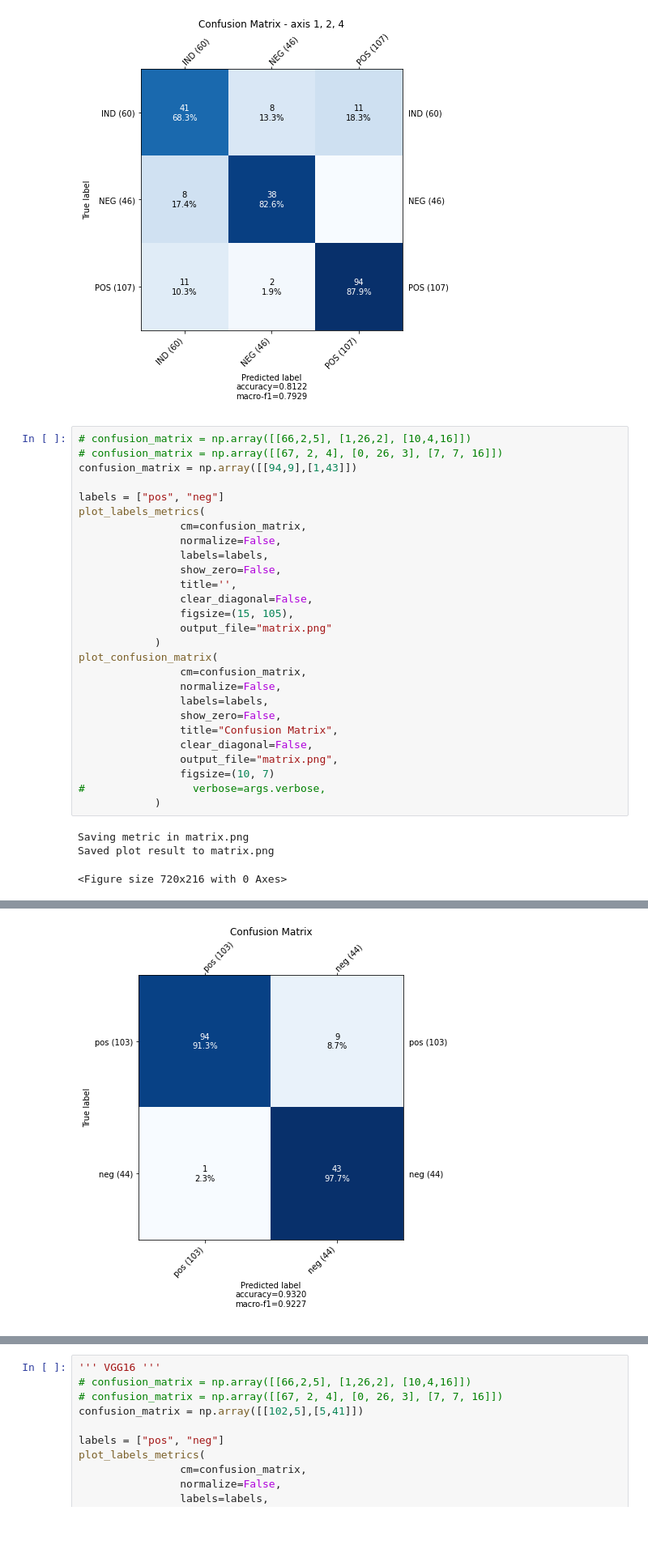
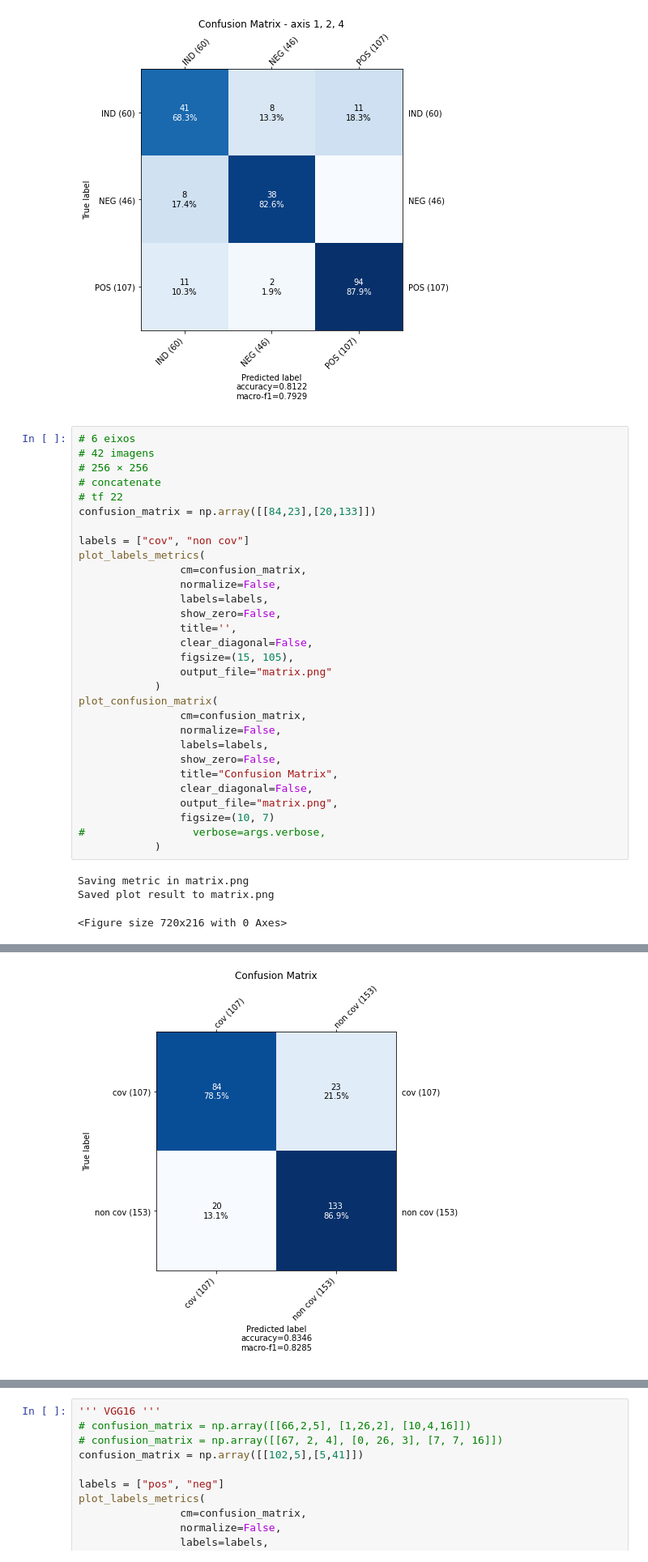
Before and after one commit to noamlr/img3d-lung-class, a Jupyter notebook: plot_metrics.ipynb, the cells around one changed output, grey strips where cells are left out. Shown: that part at 81% size. Saved outputs shown, nothing was run; the diff lists cells and outputs as text; blank space fills up the shorter version.

```diff
--- a/plot_metrics.ipynb
+++ b/plot_metrics.ipynb
@@ -546,11 +546,14 @@ Saved plot result to matrix.png
 [figure]
 [figure]
 # %%
-# confusion_matrix = np.array([[66,2,5], [1,26,2], [10,4,16]])
-# confusion_matrix = np.array([[67, 2, 4], [0, 26, 3], [7, 7, 16]])
-confusion_matrix = np.array([[94,9],[1,43]])
+# 6 eixos
+# 42 imagens
+# 256 × 256
+# concatenate
+# tf 22
+confusion_matrix = np.array([[84,23],[20,133]])
 
-labels = ["pos", "neg"]
+labels = ["cov", "non cov"]
 plot_labels_metrics(
                 cm=confusion_matrix,
                 normalize=False,
@@ -580 +583 @@ Saved plot result to matrix.png
-[figure, old version]
+[figure, new version]
```
Also changed, not shown: parts of 3 cells of this notebook, 48 other files.
